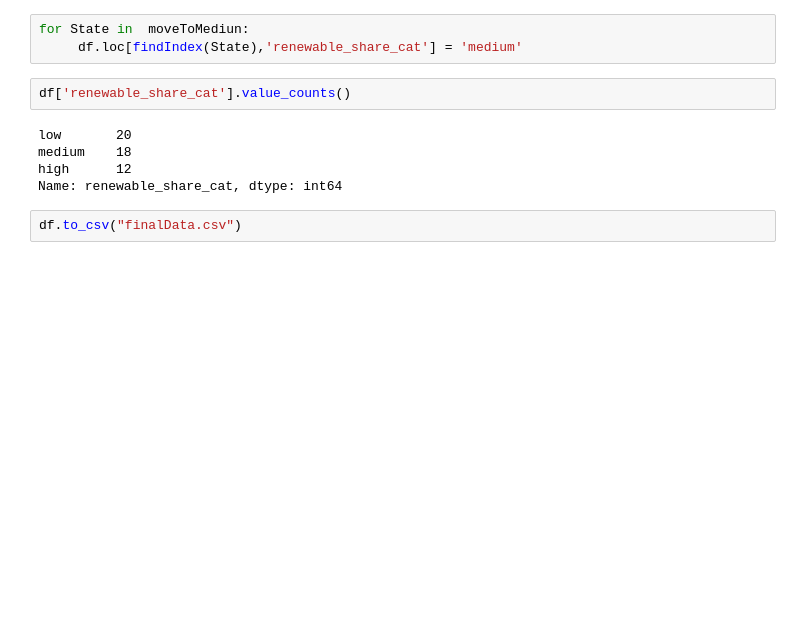
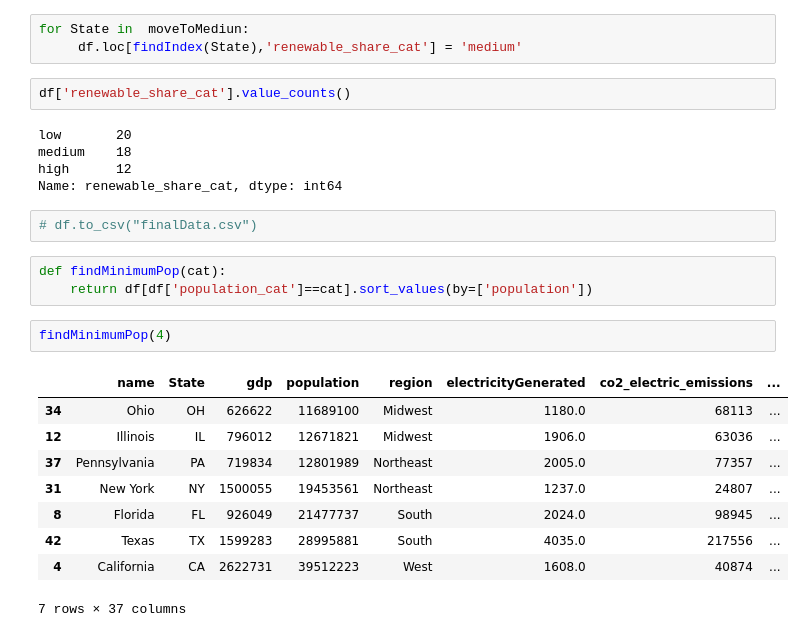
Before and after one commit to MattTheEconomist/Electricity-Force-Chart, a Jupyter notebook: data/electricEDA.ipynb, the cells around one changed output. Cells and saved outputs as stored; diff of their text form; blank space fills up the shorter version.

```diff
--- a/data/electricEDA.ipynb
+++ b/data/electricEDA.ipynb
@@ -430,4 +431,19 @@ medium    18
 high      12
 Name: renewable_share_cat, dtype: int64
 # %%
-df.to_csv("finalData.csv")
+# df.to_csv("finalData.csv")
+# %%
+def findMinimumPop(cat):
+    return df[df['population_cat']==cat].sort_values(by=['population'])
+# %%
+findMinimumPop(4)
+# %% [output]
+|  | name | State | gdp | population | region | electricityGenerated | co2_electric_emissions | ... |
+| 34 | Ohio | OH | 626622 | 11689100 | Midwest | 1180.0 | 68113 | ... |
+| 12 | Illinois | IL | 796012 | 12671821 | Midwest | 1906.0 | 63036 | ... |
+| 37 | Pennsylvania | PA | 719834 | 12801989 | Northeast | 2005.0 | 77357 | ... |
+| 31 | New York | NY | 1500055 | 19453561 | Northeast | 1237.0 | 24807 | ... |
+| 8 | Florida | FL | 926049 | 21477737 | South | 2024.0 | 98945 | ... |
+| 42 | Texas | TX | 1599283 | 28995881 | South | 4035.0 | 217556 | ... |
+| 4 | California | CA | 2622731 | 39512223 | West | 1608.0 | 40874 | ... |
+7 rows × 37 columns
```
Also changed, not shown: parts of 3 cells of this notebook, 3 other files.
